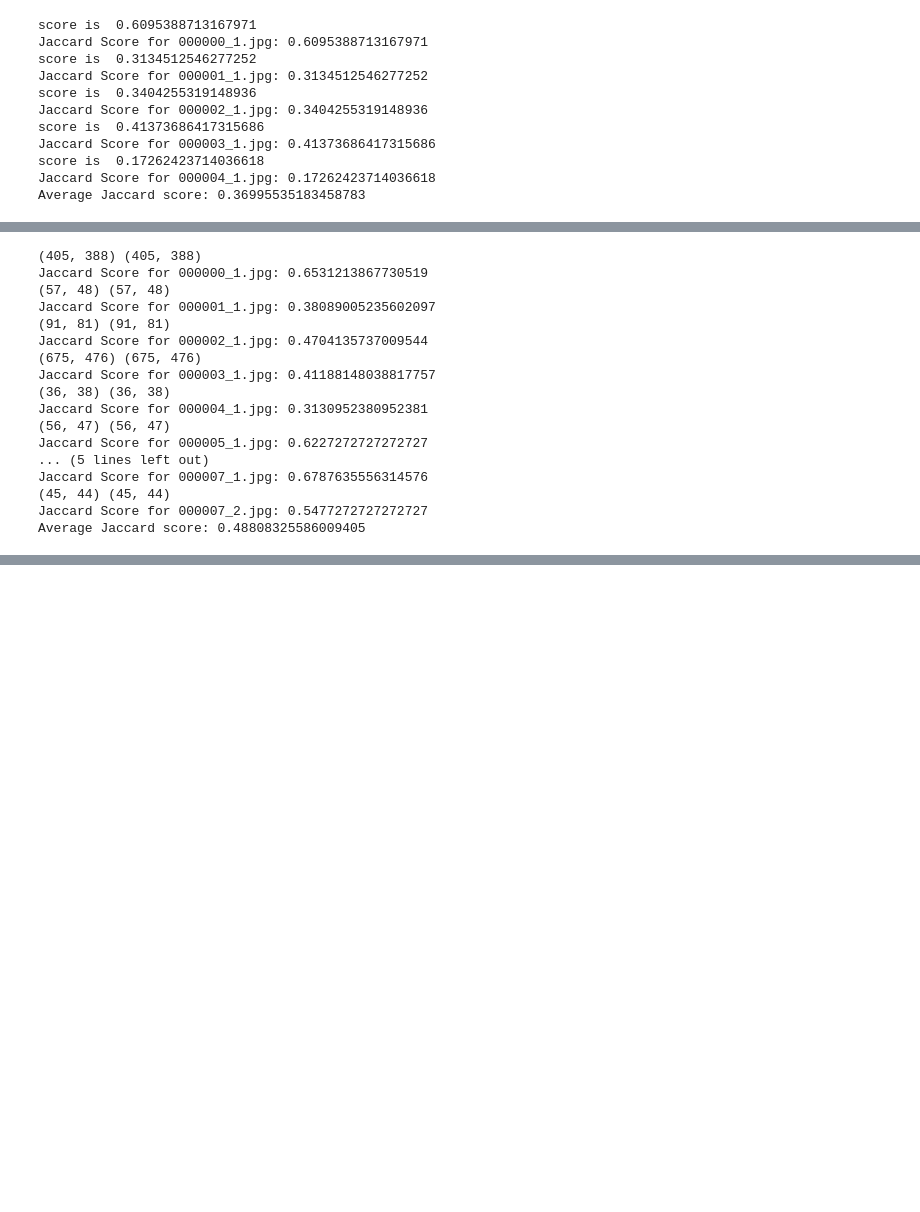
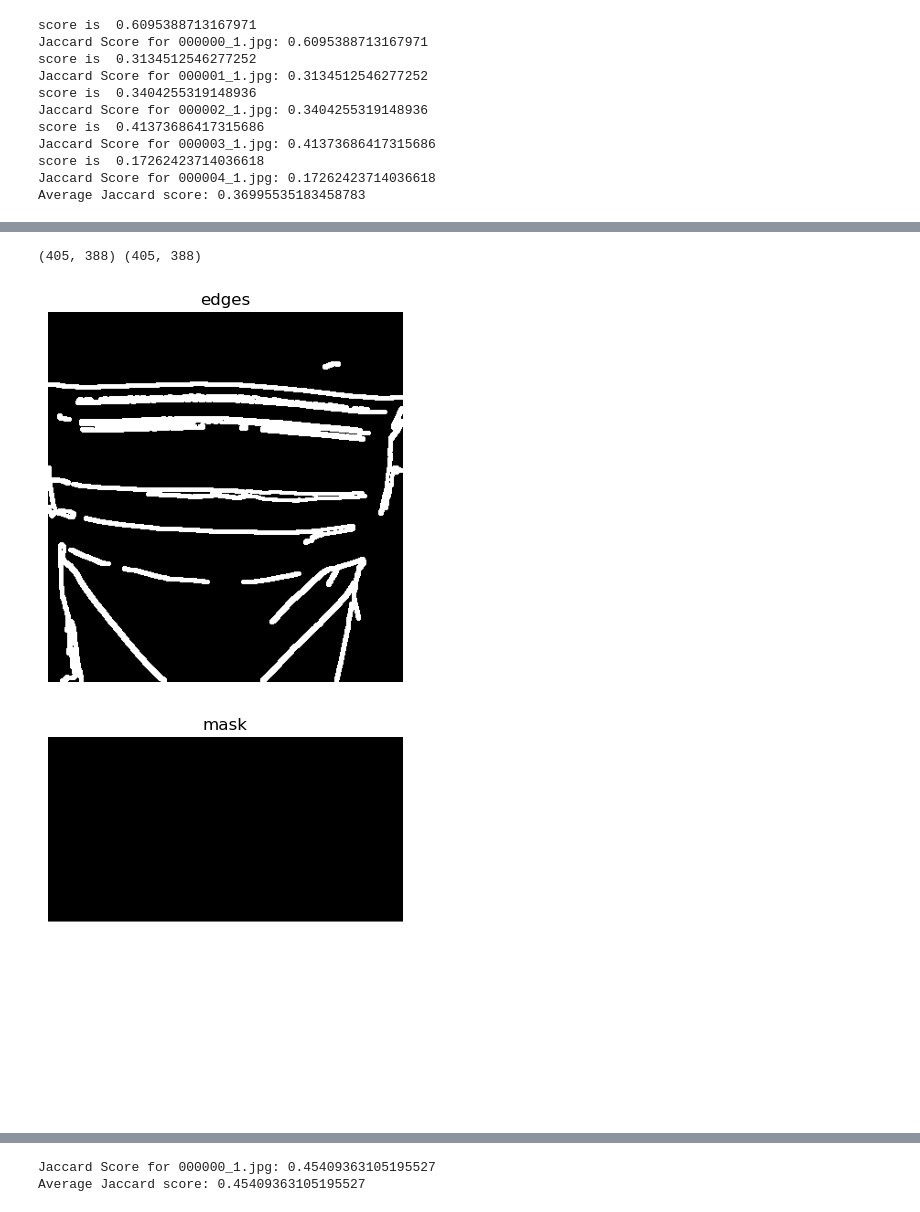
Before and after one commit to mohit065/VR_Project1_MohitNaik_IMT2022076, a Jupyter notebook: c/canny.ipynb, the cells around one changed output, grey strips where cells are left out. Saved outputs shown, nothing was run; the diff lists cells and outputs as text; code cells hidden in the pictures; blank space fills up the shorter version.

Commit message:
canny still poor

```diff
--- a/c/canny.ipynb
+++ b/c/canny.ipynb
@@ -379,16 +385,16 @@ def segment_image_using_canny(img_name, ans_name, show=False, save=True, low_thr
     gray_img = cv2.cvtColor(img, cv2.COLOR_BGR2GRAY)
     gray_img = cv2.blur(gray_img, (3,3))
     edges = cv2.Canny(gray_img, low_threshold, high_threshold)
-    # x = cv2.dilate(edges, None)
+    edges = cv2.dilate(edges, None)
 
     # print('unique edges are', np.unique(edges)) # 0 and 255
 
-    # cnt, ret = cv2.findContours(edges, cv2.RETR_EXTERNAL, cv2.CHAIN_APPROX_SIMPLE)
+    cnt, ret = cv2.findContours(edges, cv2.RETR_EXTERNAL, cv2.CHAIN_APPROX_SIMPLE)
     # cnt = [cv2.approxPolyDP(x, 3, True) for x in cnt]
     # cnt = [x for x in cnt if cv2.contourArea(x) > 50]
     # cnt = merge_contours(cnt, min_distance=1000)
     mask = np.zeros_like(edges, dtype=np.uint8)
-    # cv2.drawContours(empty_image, cnt, -1, (255, 255, 255), 2)
+    cv2.drawContours(edges, cnt, -1, (255, 255, 255), 2)
 
     visited = np.zeros_like(edges, dtype=bool)
     # we will run a bfs to find large enough connected components
@@ -420,7 +426,8 @@ def segment_image_using_canny(img_name, ans_name, show=False, save=True, low_thr
                     maxxy = max(maxxy, maxy)
                     # Store the bounding box
 
-                    minnx = max(minnx, seg.shape[0]//3)
+                    minnx = max(minnx, seg.shape[0]//2)
+                    # minny = max(minny, seg.shape[1]//2)
                     # Fill the mask with white inside the bounding box
                     mask[minnx:maxxx+1, minny:maxxy+1] = 255
     print(seg.shape, mask.shape)
@@ -443,48 +450,34 @@ def segment_image_using_canny(img_name, ans_name, show=False, save=True, low_thr
         plt.show()
         plt.close()
 
         plt.axis('off')
         plt.title('mask')
         plt.imshow(mask, cmap='gray')
         plt.show()
         plt.close()
 
         plt.axis('off')
         plt.title('segmented ans')
         plt.imshow(seg, cmap='gray')
         plt.show()
         plt.close()
     # we now have mask, bounding_boxes
     return mask, bounding_boxes, score
 
 
 
 
 
 tot = 0
-count = 10  # You can adjust the number of images to process
+count = 1  # You can adjust the number of images to process
 for i in range(0, count):
-    mask, bounding_boxes, score = segment_image_using_canny(image_names[i], ans_names[i], show=False, save=False)
+    mask, bounding_boxes, score = segment_image_using_canny(image_names[i], ans_names[i], show=True, save=False)
 
     print(f"Jaccard Score for {image_names[i]}: {score}")
     tot += score
 
 print('Average Jaccard score:', tot / count)
 # %% [output]
 (405, 388) (405, 388)
-Jaccard Score for 000000_1.jpg: 0.6531213867730519
-(57, 48) (57, 48)
-Jaccard Score for 000001_1.jpg: 0.38089005235602097
-(91, 81) (91, 81)
-Jaccard Score for 000002_1.jpg: 0.4704135737009544
-(675, 476) (675, 476)
-Jaccard Score for 000003_1.jpg: 0.41188148038817757
-(36, 38) (36, 38)
-Jaccard Score for 000004_1.jpg: 0.3130952380952381
-(56, 47) (56, 47)
-Jaccard Score for 000005_1.jpg: 0.6227272727272727
-... (5 lines left out)
-Jaccard Score for 000007_1.jpg: 0.6787635556314576
-(45, 44) (45, 44)
-Jaccard Score for 000007_2.jpg: 0.5477272727272727
-Average Jaccard score: 0.48808325586009405
+[figure, added]
+[figure, added]
@@ -490,0 +485,2 @@ Average Jaccard score: 0.48808325586009405
+Jaccard Score for 000000_1.jpg: 0.45409363105195527
+Average Jaccard score: 0.45409363105195527
```
Also changed, not shown: parts of 2 cells of this notebook.
